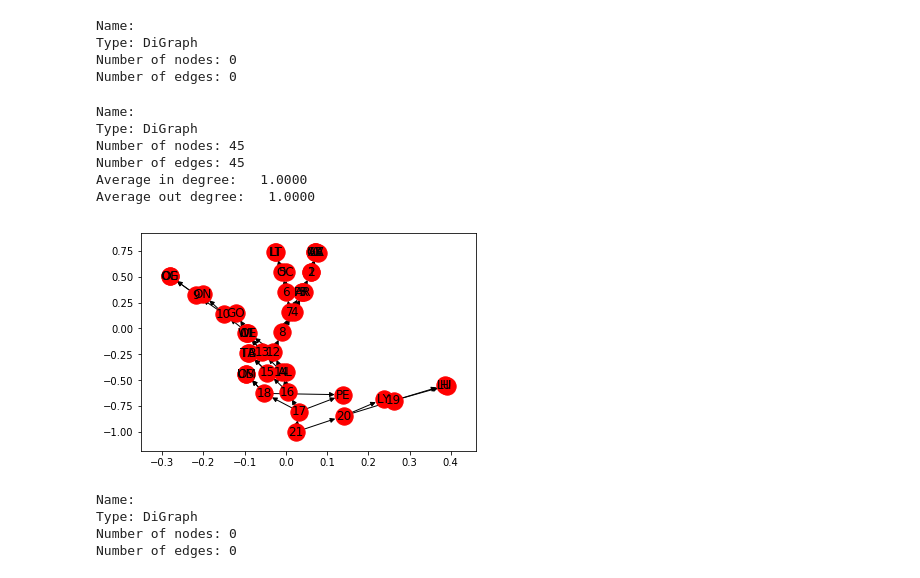
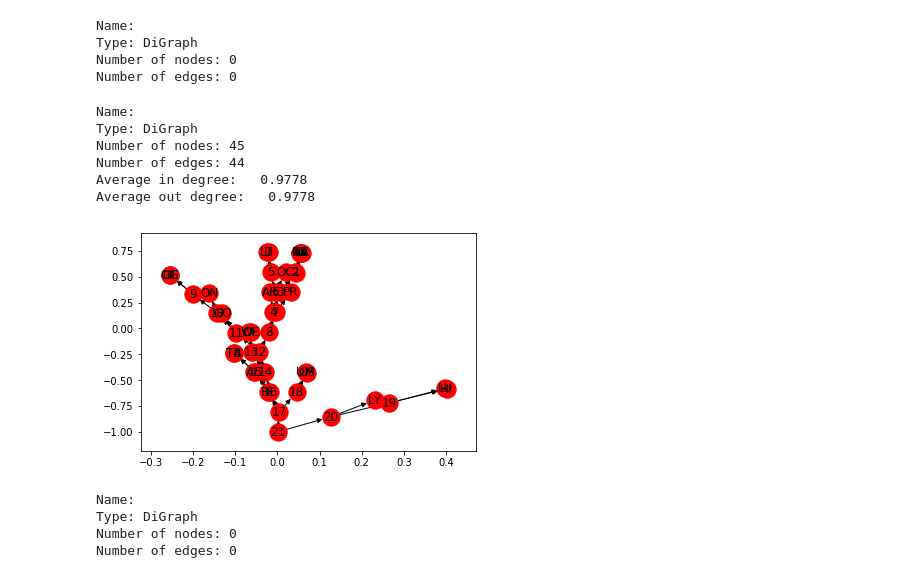
Before and after one commit to beemorris/I606Final, a Jupyter notebook: FinalPaper.ipynb, the cells around one changed output. Cells and saved outputs as stored; diff of their text form; code cells hidden in the pictures.

```diff
--- a/FinalPaper.ipynb
+++ b/FinalPaper.ipynb
@@ -650,38 +650,38 @@ tupgma.add_node(15)
 tupgma.add_edges_from([(15, 'TA'), (15, 'TB')])
 
 tupgma.add_node('AL')
 tupgma.add_node(16)
 tupgma.add_edges_from([(16, 'AL'), (16, 14), (16, 15)])
 
 tupgma.add_node('PE')
 tupgma.add_node('OS')
 tupgma.add_node('UM')
 tupgma.add_node(18)
 tupgma.add_node(17)
-tupgma.add_edges_from([(18, 'PE'), (17, 'PE'), (17, 18), (17, 16), (18, 'OS'), (18, 'UM')])
+tupgma.add_edges_from([(17, 'PE'), (17, 18), (17, 16), (18, 'OS'), (18, 'UM')])
 
 tupgma.add_node('LY')
 tupgma.add_node('LU')
 tupgma.add_node('HI')
 tupgma.add_node(19)
 tupgma.add_node(20)
 tupgma.add_edges_from([(19, 'LU'), (19, 'HI'), (20, 19), (20, 'LY')])
 
 tupgma.add_node(21)
 tupgma.add_edges_from([(21, 20), (21, 17)])
 
 print(nx.info(tupgma))
 #nx.draw(TGA)
 nx.draw_networkx(tupgma, pos=nx.kamada_kawai_layout(tupgma), arrows=True, with_labels=True)
 #planar_layout(, scale=1, center=None, dim=2)
 # %% [output]
 Name:
 Type: DiGraph
 Number of nodes: 45
-Number of edges: 45
-Average in degree:   1.0000
-Average out degree:   1.0000
+Number of edges: 44
+Average in degree:   0.9778
+Average out degree:   0.9778
-[figure, old version]
+[figure, new version]
 # %%
 # The unscreened ones will go here and will have '_u' at the end of them --- I'll do it tomorrow
 tga_u = nx.DiGraph()
```
Also changed, not shown: parts of 1 cell of this notebook.
